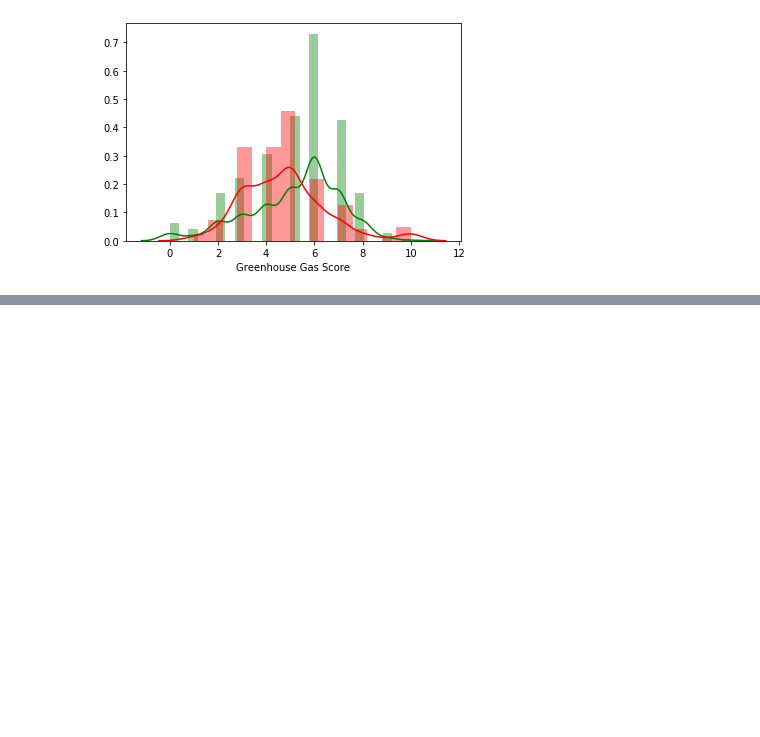
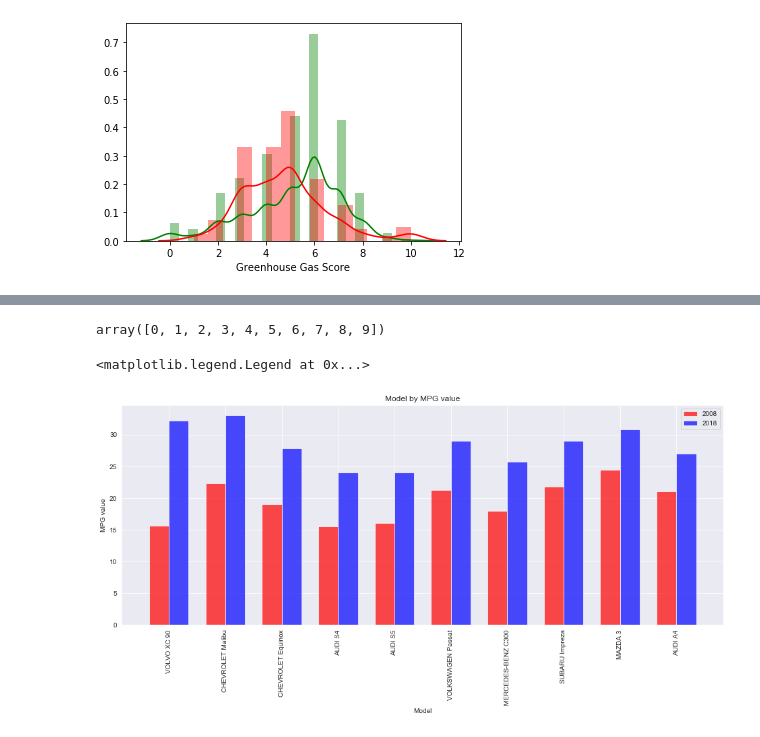
Before and after one commit to Sibin-Sibi/greenvehicle, a Jupyter notebook: model.ipynb, the cells around one changed output, grey strips where cells are left out. Drawn from its saved outputs; the diff is of its cells as text; code cells hidden in the pictures; blank space fills up the shorter version.

```diff
--- a/model.ipynb
+++ b/model.ipynb
@@ -304,0 +484,2 @@ sns.distplot( data_18['Greenhouse Gas Score'], color = 'r')
+# %%
+merge['Mpg_Change'] = merge['Cmb MPG'] - merge['Cmb MPG_2008']
@@ -304,0 +508,3 @@ sns.distplot( data_18['Greenhouse Gas Score'], color = 'r')
+# %%
+# models with highest changes
+mod10 = merge.nlargest(10,'Mpg_Change')
@@ -304,0 +515,6 @@ sns.distplot( data_18['Greenhouse Gas Score'], color = 'r')
+# %%
+# plotting
+p =mod10['Cmb MPG_2008']
+q = mod10['Cmb MPG']
+
+len(p)
@@ -304,0 +538,24 @@ sns.distplot( data_18['Greenhouse Gas Score'], color = 'r')
+# %%
+x = np.arange(len(p))
+x
+# %% [output]
+array([0, 1, 2, 3, 4, 5, 6, 7, 8, 9])
+# %%
+width = 0.35
+plt.figure(figsize = (16,6))
+
+plt.bar(x, p, width, color = 'r' ,alpha = 0.7, label = '2008')
+plt.bar(x + width, q, width, color = 'b',alpha = 0.7, label = '2018')
+#title and labels
+plt.ylabel('MPG value')
+plt.xlabel('Model')
+plt.title('Model by MPG value')
+locations = x + width / 2  # xtick locations
+labels = ['VOLVO XC 90' ,'CHEVROLET Malibu' ,'CHEVROLET Equinox' ,'AUDI S4'  ,'AUDI S5' ,'VOLKSWAGEN Passat' ,'MERCEDES-BENZ C300' ,'SUBARU Impreza' ,'MAZDA 3' ,'AUDI A4'   ]  # xtick labels
+plt.xticks(locations, labels, rotation = 90)
+sns.set_style('darkgrid')
+# legend
+plt.legend()
+# %% [output]
+<matplotlib.legend.Legend at 0x...>
+[figure, added]
```
Also changed, not shown: parts of 37 cells of this notebook.
